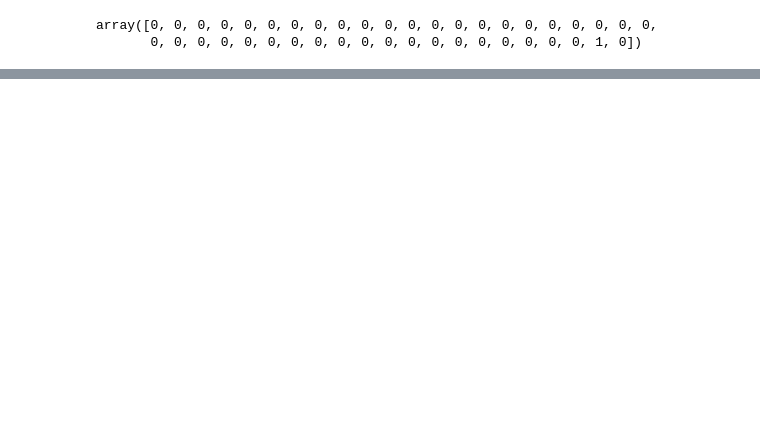
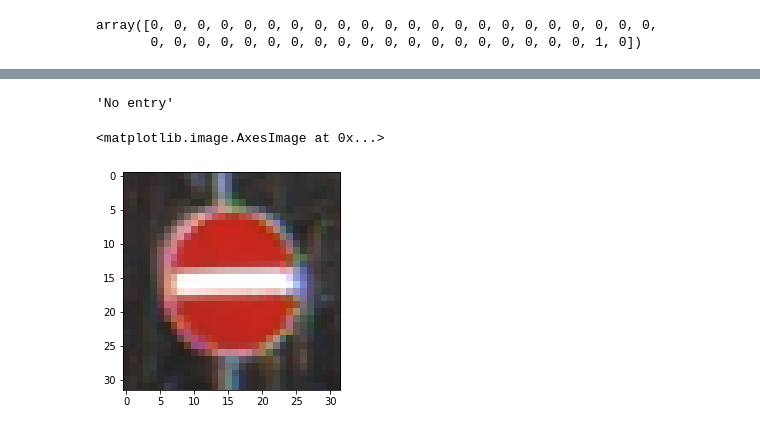
Before and after one commit to hung1012/DL_Basics, a Jupyter notebook: TrafficSign.ipynb, the cells around one changed output, grey strips where cells are left out. Saved outputs shown, nothing was run; the diff lists cells and outputs as text; code cells hidden in the pictures; blank space fills up the shorter version.

```diff
--- a/TrafficSign.ipynb
+++ b/TrafficSign.ipynb
@@ -205,0 +339,9 @@ shape = (width,height,3)
+# %%
+final
+# %% [output]
+'No entry'
+# %%
+plt.imshow(test["features"][200])
+# %% [output]
+<matplotlib.image.AxesImage at 0x...>
+[figure, added]
```
Also changed, not shown: parts of 38 cells of this notebook.
